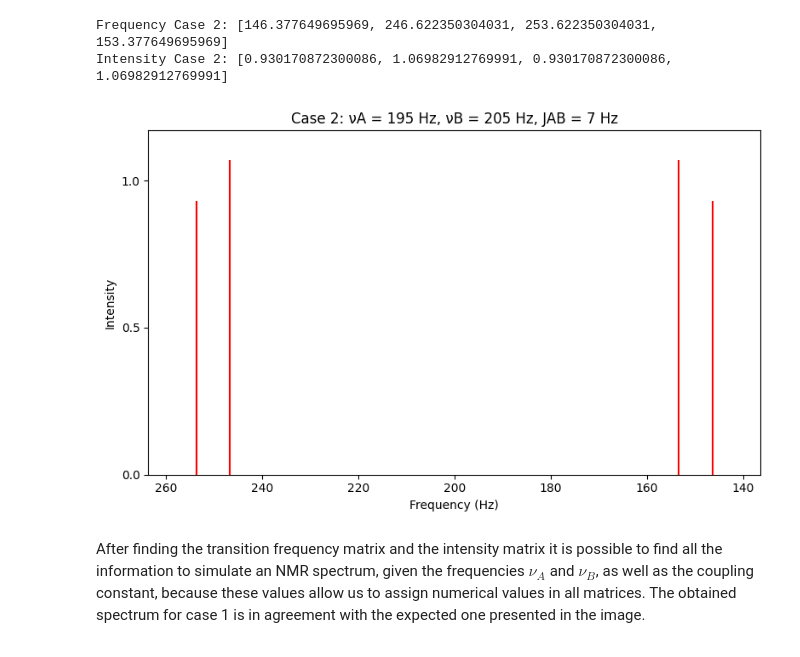
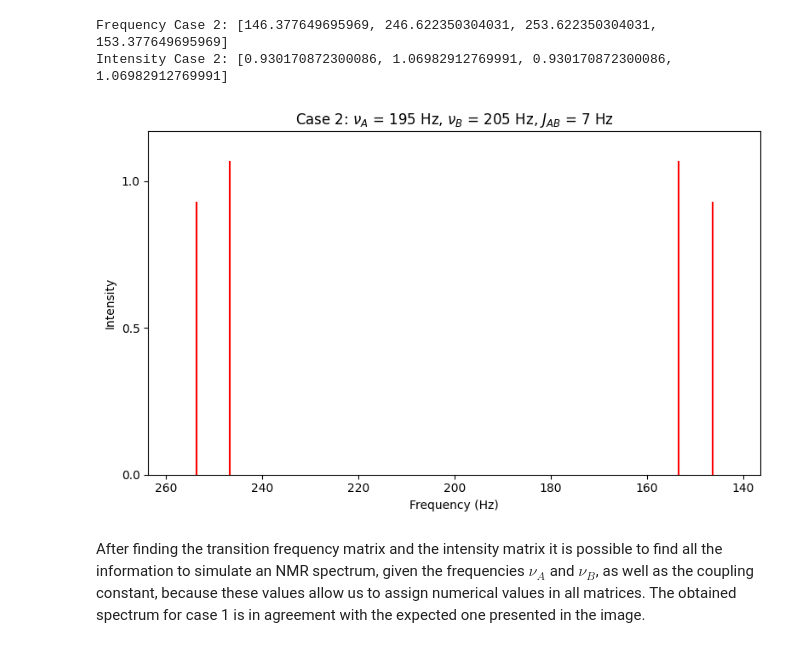
Before and after one commit to dtrejoz/NMR, a Jupyter notebook: NMR.ipynb, the cells around one changed output. Cells and saved outputs as stored; diff of their text form; code cells hidden in the pictures.

```diff
--- a/NMR.ipynb
+++ b/NMR.ipynb
@@ -1114,7 +1112,7 @@ print("IM Case 2")
 num_IM_case2
 
 #Create lists with the intensity
-intensity_case2 = [num_IM_case2[0,1],num_IM_case2[0,2],num_IM_case2[1,3],num_IM_case2[2,3]]
+intensity_case2 = [num_IM_case2[0,1],num_IM_case2[0,2],num_IM_case2[3,1],num_IM_case2[3,2]]
 
 
 # 2. Define the frequencies. They will be taken from the frequency matrix
@@ -1140,14 +1138,14 @@ Intensity Case 2: [0.930170872300086, 1.06982912769991, 0.930170872300086, 1.069
 # %%
 # Applying the plotting function
 fig, ax2 = plt.subplots(figsize=(8, 5))
 
-plot_spectrum(ax2, frequency_case2,intensity_case2, 'Case 2: νA = 195 Hz, νB = 205 Hz, JAB = 7 Hz')
+plot_spectrum(ax2, frequency_case2,intensity_case2, r'Case 2: $\nu_A$ = 195 Hz, $\nu_B$ = 205 Hz, $J_{AB}$ = 7 Hz')
 
 # Show the plot for Case 2
 plt.tight_layout()
 plt.show()
 # %% [output]
-[figure, old version]
+[figure, new version]
 # %% [markdown]
 <div class="com">
 
```
Also changed, not shown: parts of 12 cells of this notebook.
